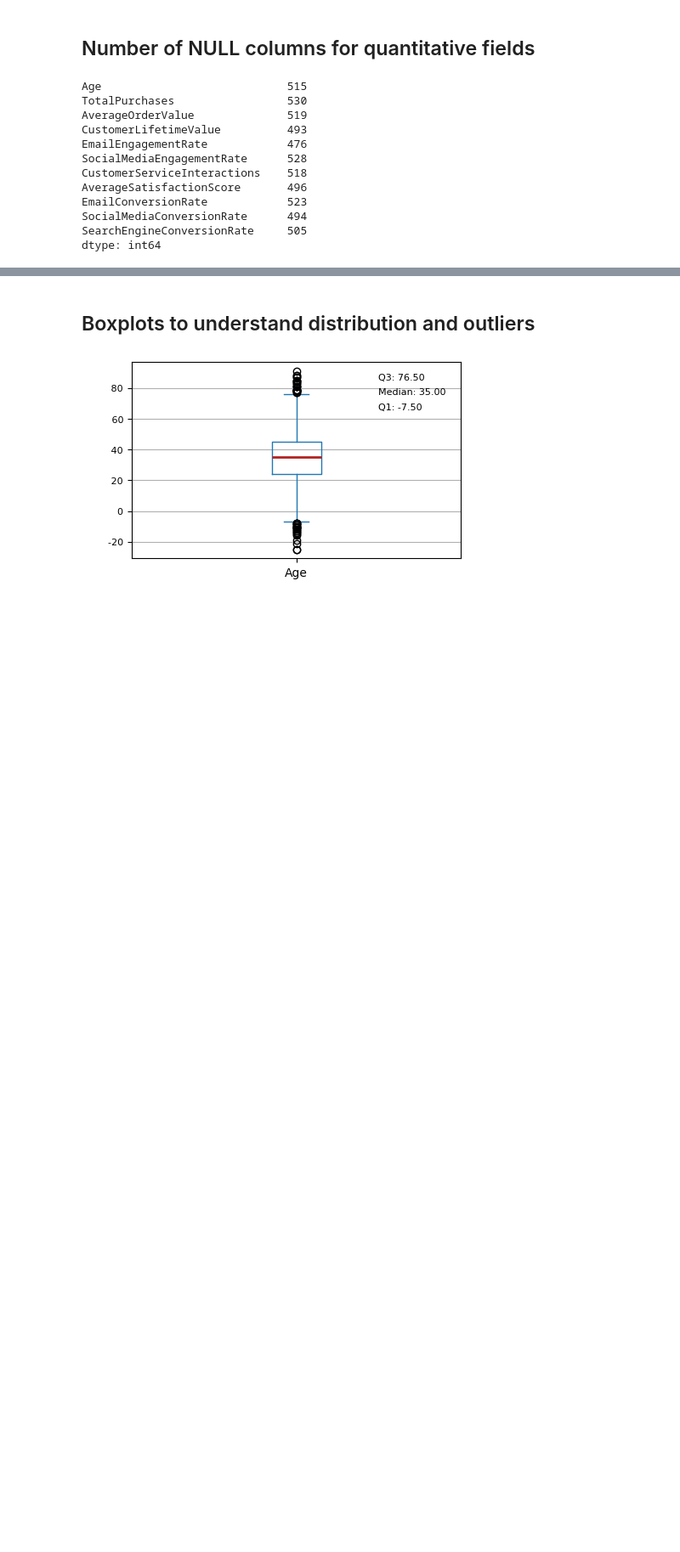
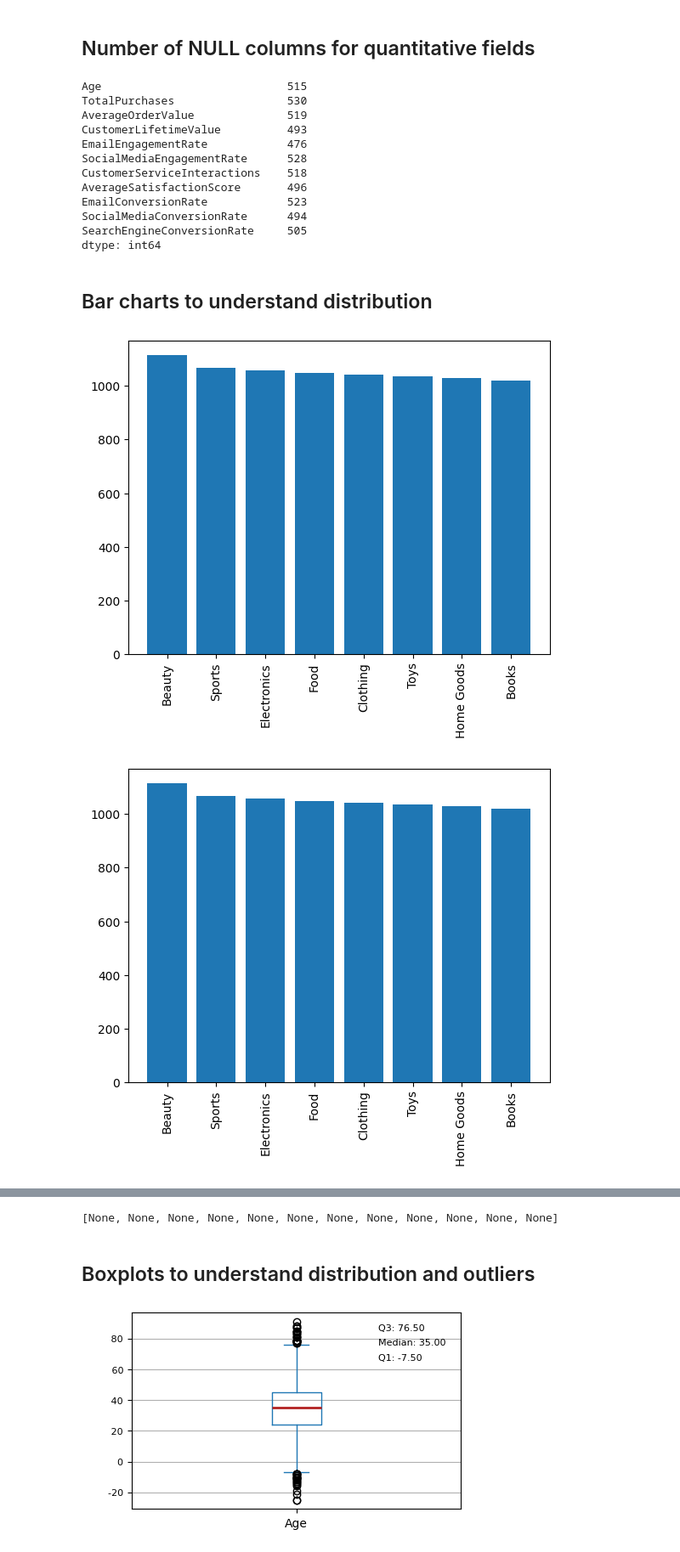
Before and after one commit to PSU-DAAN822-FA25-Group4/data-collection, a Jupyter notebook: analysis.ipynb, the cells around one changed output, grey strips where cells are left out. Shown at 85% size. Cells and saved outputs as stored; diff of their text form; code cells hidden in the pictures; blank space fills up the shorter version.

Commit message:
added bar charts to understand distribution

```diff
--- a/analysis.ipynb
+++ b/analysis.ipynb
@@ -173,3 +173,16 @@ EmailConversionRate            523
 SocialMediaConversionRate      494
 SearchEngineConversionRate     505
 dtype: int64
+# %% [markdown]
+## Bar charts to understand distribution
+# %%
+def draw_barchart(df, column_name):
+    category_counts = df.value_counts('FavoriteCategory')
+    plt.bar(category_counts.index, category_counts.values)
+    plt.xticks(rotation = 90)
+    plt.show()
+# %%
+list(map(lambda x: draw_barchart(df, x), categorical_columns))
+# %% [output]
+[figure, added]
+[figure, added]
@@ -176,3 +199,4 @@ dtype: int64
+[None, None, None, None, None, None, None, None, None, None, None, None]
 # %% [markdown]
 ## Boxplots to understand distribution and outliers
 # %%
```
Also changed, not shown: parts of 1 cell of this notebook.
